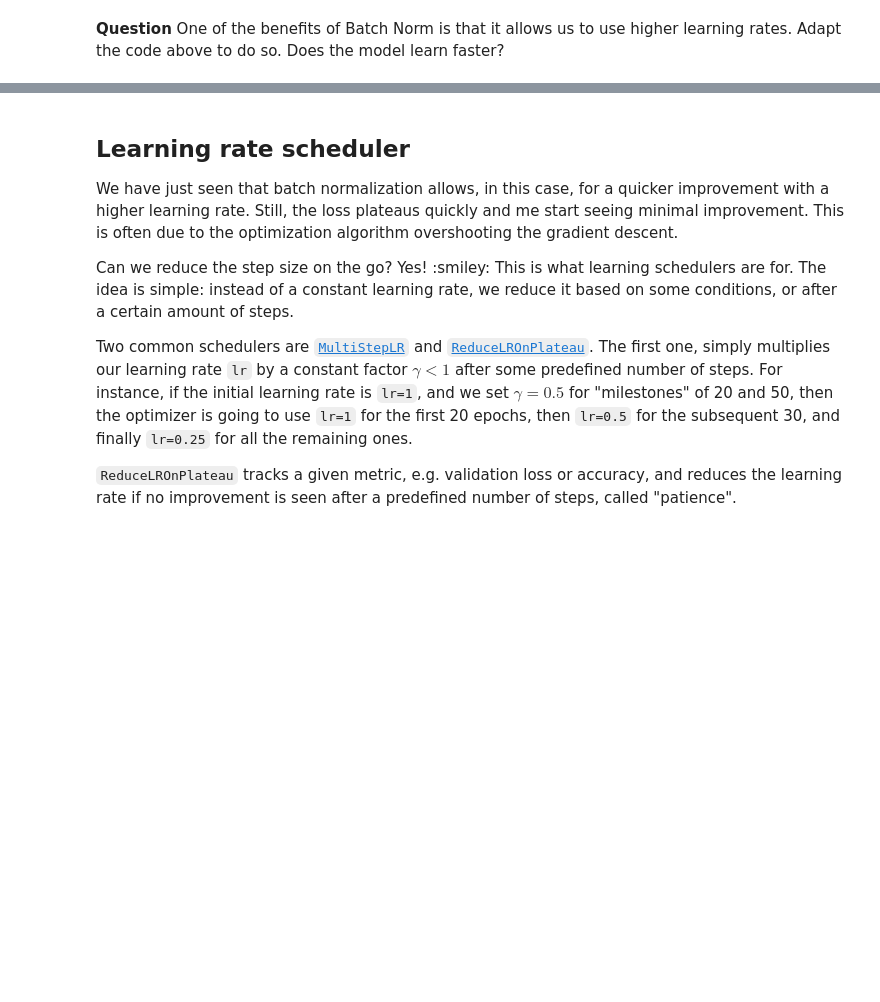
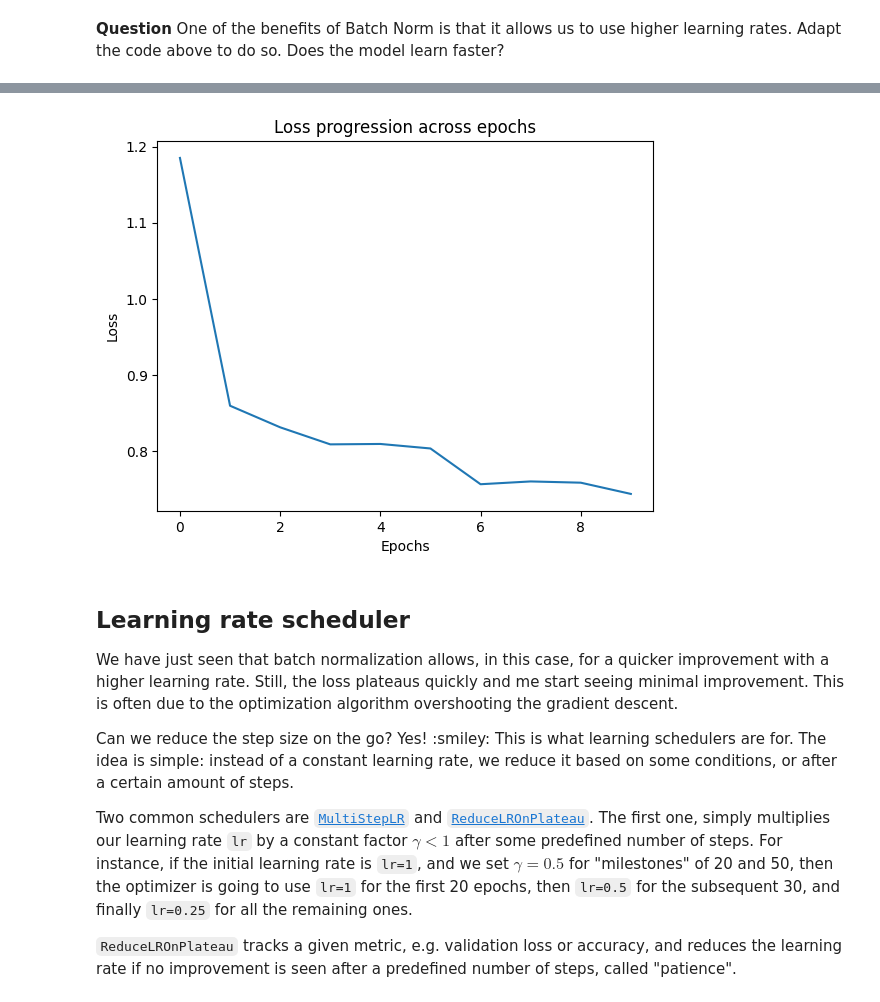
Before and after one commit to AleCardinale/Fundamentals-Inference-Learning, a Jupyter notebook: TP10/training_a_big_network.ipynb, the cells around one changed output, grey strips where cells are left out. Drawn from its saved outputs; the diff is of its cells as text; code cells hidden in the pictures; blank space fills up the shorter version.

```diff
--- a/TP10/training_a_big_network.ipynb
+++ b/TP10/training_a_big_network.ipynb
@@ -546,0 +707,12 @@ Where does the batch normalization go?
+# %%
+batchNorm_cnn = batchNorm_CNN().to(DEVICE)
+
+optimizer = torch.optim.SGD(batchNorm_cnn.parameters(), lr=0.1)
+
+losses = fit(
+    model=batchNorm_cnn,
+    train_dataloader=train_dataloader,
+    optimizer=optimizer,
+    epochs=10,
+    device=DEVICE
+)
@@ -547,2 +735,14 @@ Where does the batch normalization go?
 # %% [markdown]
 **Question** One of the benefits of Batch Norm is that it allows us to use higher learning rates. Adapt the code above to do so. Does the model learn faster?
+# %%
+optimizer = torch.optim.SGD(batchNorm_cnn.parameters(), lr=0.5)
+
+losses = fit(
+    model=batchNorm_cnn,
+    train_dataloader=train_dataloader,
+    optimizer=optimizer,
+    epochs=10,
+    device=DEVICE
+)
+
+predict(model=batchNorm_cnn, test_dataloader=test_dataloader, device=DEVICE)
@@ -549,3 +762,7 @@ Where does the batch normalization go?
+# %%
+plot_loss(losses[0])
+# %% [output]
+[figure, added]
 # %% [markdown]
 ## Learning rate scheduler
 
```
Also changed, not shown: parts of 26 cells of this notebook.
